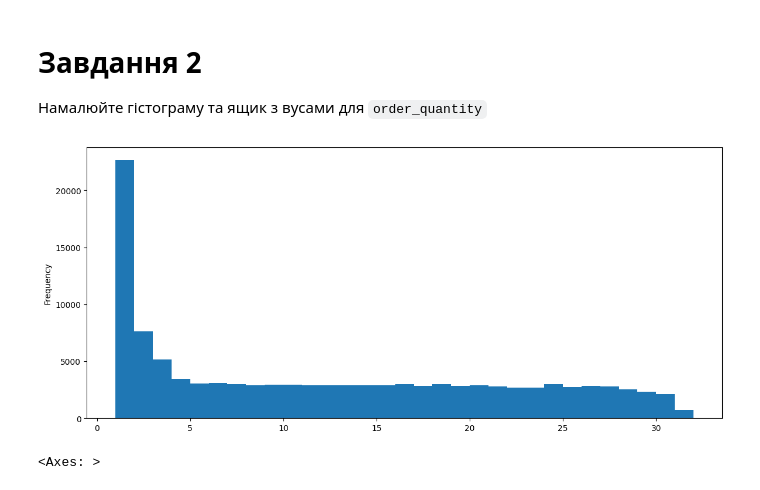
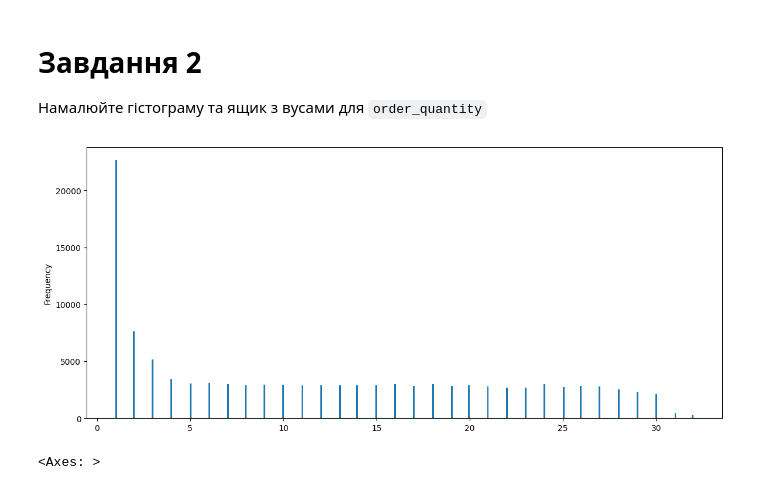
Before and after one commit to Margo-s-M/-, a Jupyter notebook: Практична_аналіз_данихS.ipynb, the cells around one changed output. Drawn from its saved outputs; the diff is of its cells as text; code cells hidden in the pictures.

```diff
--- a/Практична_аналіз_данихS.ipynb
+++ b/Практична_аналіз_данихS.ipynb
@@ -54,8 +54,8 @@ median_cost
 Намалюйте гістограму та ящик з вусами для `order_quantity`
 # %%
 ax = sales['order_quantity'].plot(kind='hist',
-                                bins=31,
+                                bins=int(np.sqrt(rows)),
                                 figsize=(14,6)
                                )
 # %% [output]
-[figure, old version]
+[figure, new version]
```
Also changed, not shown: parts of 2 cells of this notebook.
